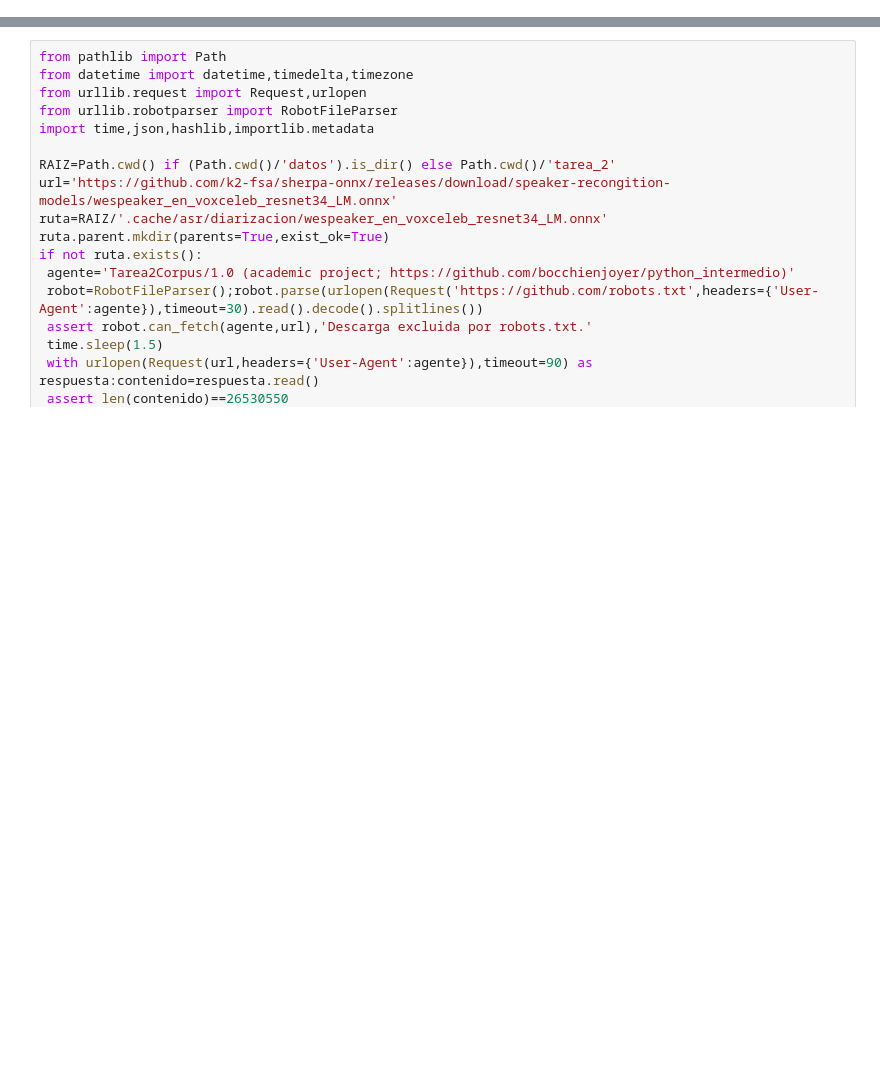
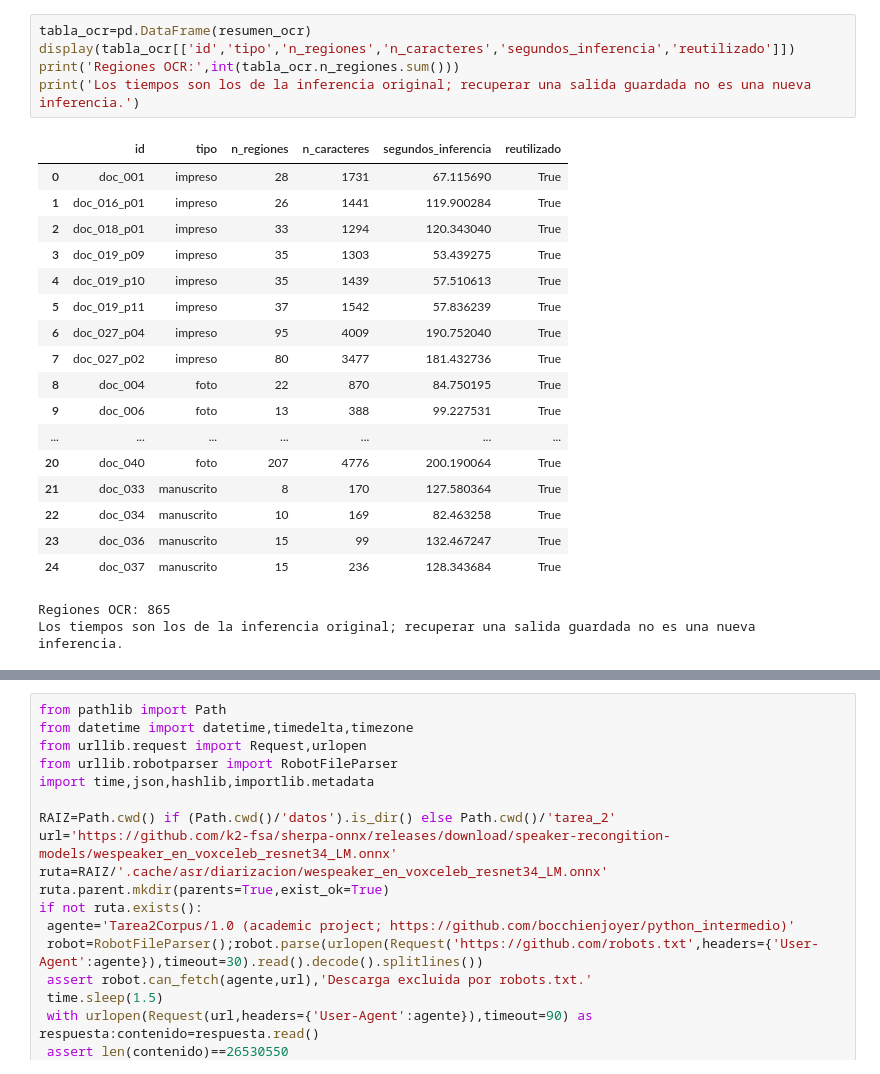
Before and after one commit to bocchienjoyer/python_intermedio, a Jupyter notebook: tarea_2/01_extraccion.ipynb, the cells around one changed output, grey strips where cells are left out. Saved outputs shown, nothing was run; the diff lists cells and outputs as text; blank space fills up the shorter version.

```diff
--- a/tarea_2/01_extraccion.ipynb
+++ b/tarea_2/01_extraccion.ipynb
@@ -2702,0 +390,25 @@ La asignación tiene una etiqueta por segmento ASR, por lo que puede fallar con
+# %%
+tabla_ocr=pd.DataFrame(resumen_ocr)
+display(tabla_ocr[['id','tipo','n_regiones','n_caracteres','segundos_inferencia','reutilizado']])
+print('Regiones OCR:',int(tabla_ocr.n_regiones.sum()))
+print('Los tiempos son los de la inferencia original; recuperar una salida guardada no es una nueva inferencia.')
+# %% [output]
+|  | id | tipo | n_regiones | n_caracteres | segundos_inferencia | reutilizado |
+| 0 | doc_001 | impreso | 28 | 1731 | 67.115690 | True |
+| 1 | doc_016_p01 | impreso | 26 | 1441 | 119.900284 | True |
+| 2 | doc_018_p01 | impreso | 33 | 1294 | 120.343040 | True |
+| 3 | doc_019_p09 | impreso | 35 | 1303 | 53.439275 | True |
+| 4 | doc_019_p10 | impreso | 35 | 1439 | 57.510613 | True |
+| 5 | doc_019_p11 | impreso | 37 | 1542 | 57.836239 | True |
+| 6 | doc_027_p04 | impreso | 95 | 4009 | 190.752040 | True |
+| 7 | doc_027_p02 | impreso | 80 | 3477 | 181.432736 | True |
+| 8 | doc_004 | foto | 22 | 870 | 84.750195 | True |
+| 9 | doc_006 | foto | 13 | 388 | 99.227531 | True |
+| ... | ... | ... | ... | ... | ... | ... |
+| 20 | doc_040 | foto | 207 | 4776 | 200.190064 | True |
+| 21 | doc_033 | manuscrito | 8 | 170 | 127.580364 | True |
+| 22 | doc_034 | manuscrito | 10 | 169 | 82.463258 | True |
+| 23 | doc_036 | manuscrito | 15 | 99 | 132.467247 | True |
+| 24 | doc_037 | manuscrito | 15 | 236 | 128.343684 | True |
+Regiones OCR: 865
+Los tiempos son los de la inferencia original; recuperar una salida guardada no es una nueva inferencia.
```
Also changed, not shown: parts of 110 cells of this notebook, 3 other files.
